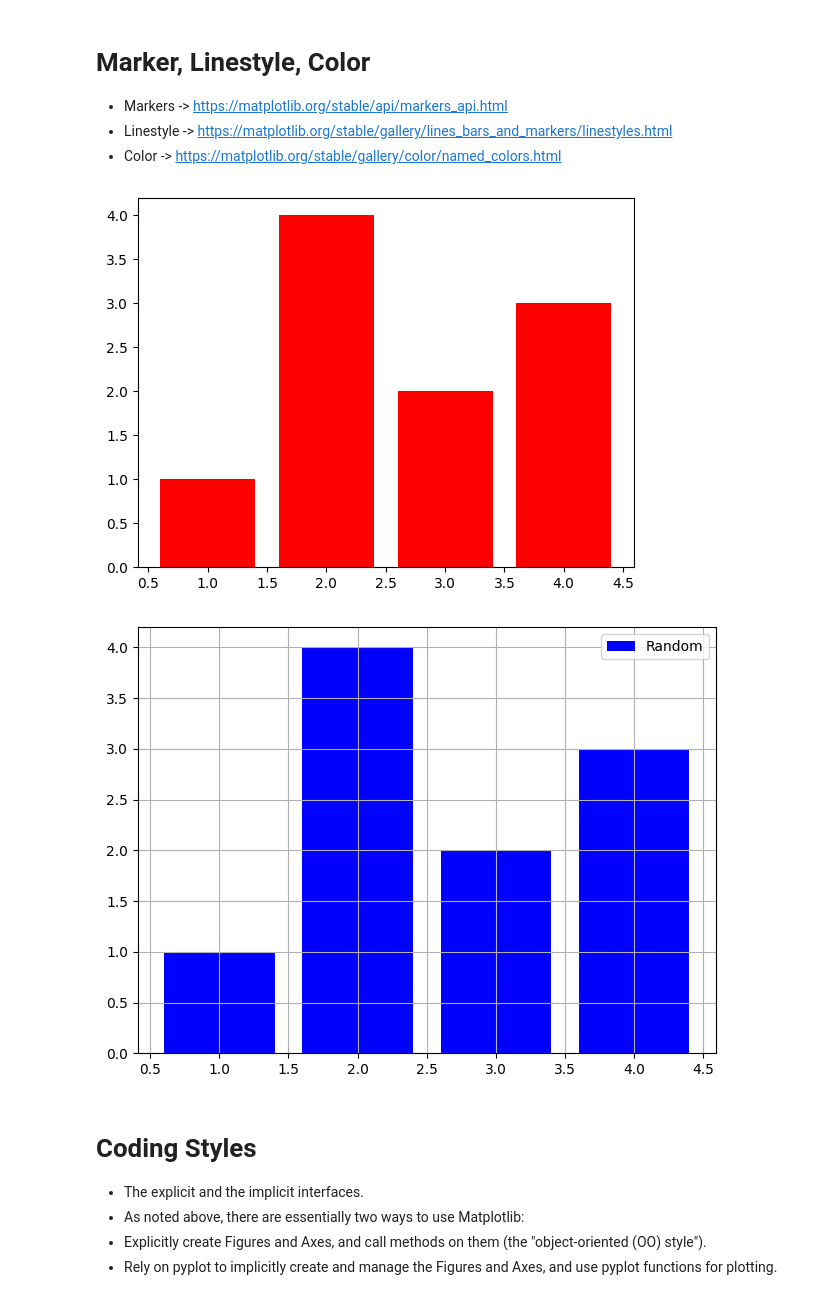
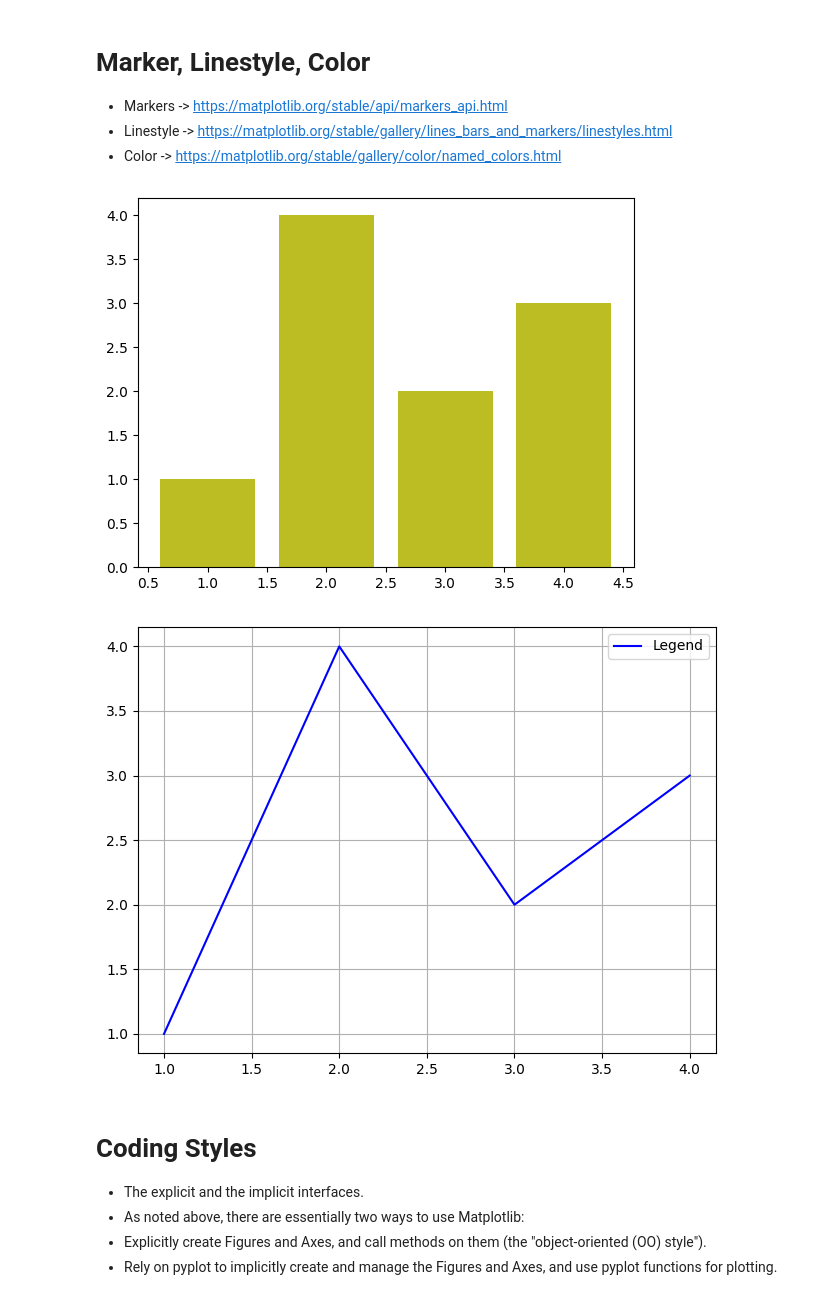
Before and after one commit to rahulg-infiswift/AnalyticsCourse, a Jupyter notebook: matplotlib_tutorial/quick_start.ipynb, the cells around one changed output. Saved outputs shown, nothing was run; the diff lists cells and outputs as text; code cells hidden in the pictures.

```diff
--- a/matplotlib_tutorial/quick_start.ipynb
+++ b/matplotlib_tutorial/quick_start.ipynb
@@ -36,17 +73,17 @@ ax.plot([1, 2, 3, 4], [1, 4, 2, 3], marker = 'o', linestyle = '--', color = 'r')
 - Color -> https://matplotlib.org/stable/gallery/color/named_colors.html
 # %%
 fig, ax = plt.subplots()  # Create a figure containing a single axes.
-ax.bar([1, 2, 3, 4], [1, 4, 2, 3], color = 'r');  # Plot some data on the axes.
+ax.bar([1, 2, 3, 4], [1, 4, 2, 3], color = 'tab:olive');  # Plot some data on the axes.
 # %% [output]
-[figure, old version]
+[figure, new version]
 # %%
 fig, ax = plt.subplots()  # Create a figure containing a single axes.
-ax.bar([1, 2, 3, 4], [1, 4, 2, 3], color = 'blue');  # Plot some data on the axes.
+ax.plot([1, 2, 3, 4], [1, 4, 2, 3], color = 'blue');  # Plot some data on the axes.
 ax.grid(True)
-ax.legend(['Random'])
+ax.legend(['Legend'])
 plt.tight_layout()
 # %% [output]
-[figure, old version]
+[figure, new version]
 # %% [markdown]
 # Coding Styles
 - The explicit and the implicit interfaces.
```
Also changed, not shown: parts of 19 cells of this notebook.
